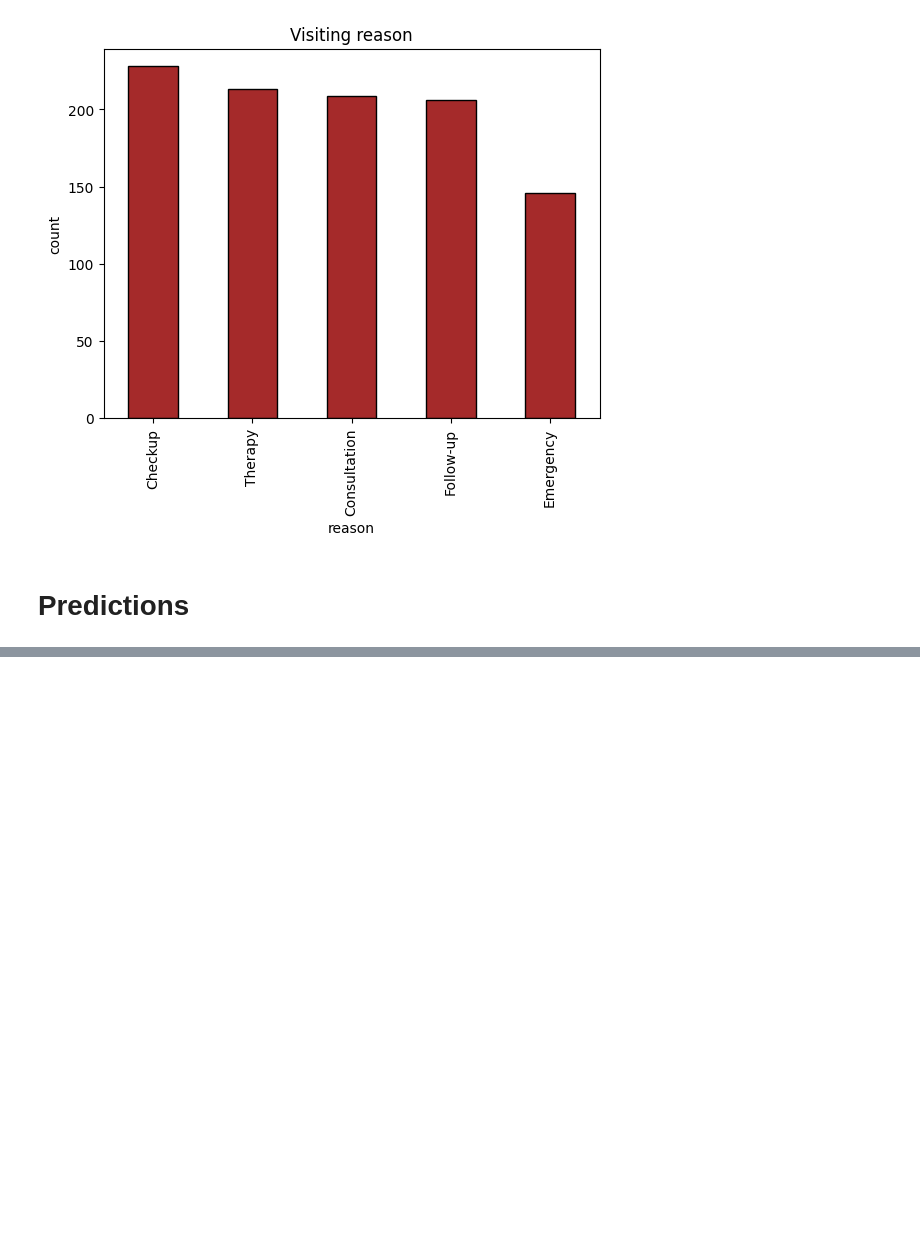
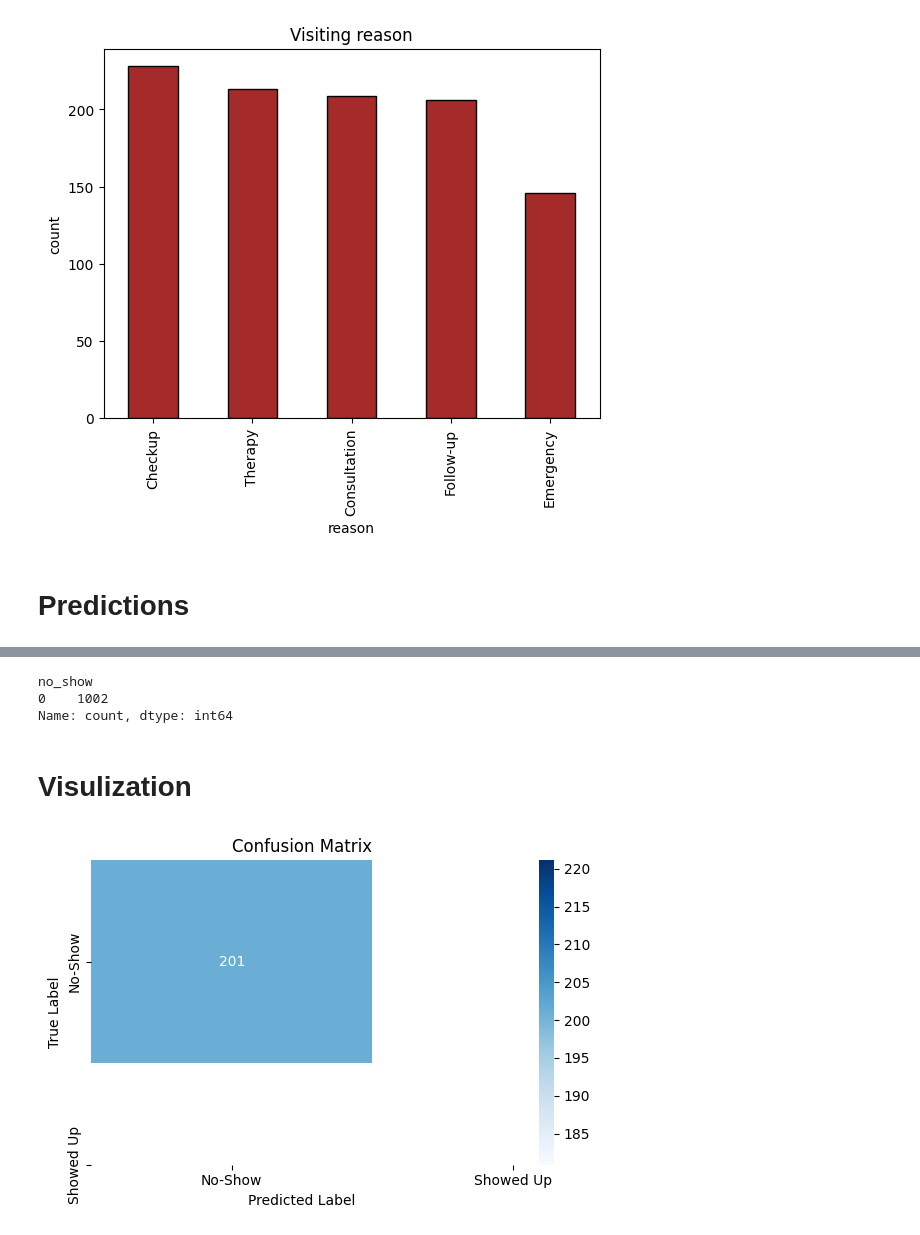
Before and after one commit to Jayaprathap-Data-Science/Analysis-Using-MY-SQL, a Jupyter notebook: healhcare-project-analysis.ipynb, the cells around one changed output, grey strips where cells are left out. Drawn from its saved outputs; the diff is of its cells as text; code cells hidden in the pictures; blank space fills up the shorter version.

```diff
--- a/healhcare-project-analysis.ipynb
+++ b/healhcare-project-analysis.ipynb
@@ -441,0 +430,7 @@ ValueError: This solver needs samples of at least 2 classes in the data, but the
+# %%
+from sklearn.model_selection import train_test_split
+
+y = merge_data['no_show']
+x = merge_data[['days_of_week', 'is_weekend', 'cost']]
+
+X_train, X_test, y_train, y_test = train_test_split(x, y, test_size=0.2, random_state=42, stratify=y)
@@ -441,0 +439,8 @@ ValueError: This solver needs samples of at least 2 classes in the data, but the
+# %%
+from sklearn.ensemble import RandomForestClassifier  # Make sure this import is present
+
+# Initialize the model
+model = RandomForestClassifier(random_state=42)
+
+# Train the model
+model.fit(X_train, y_train)
@@ -441,0 +449,13 @@ ValueError: This solver needs samples of at least 2 classes in the data, but the
+# %%
+from sklearn.metrics import accuracy_score, classification_report, confusion_matrix
+
+#Predict on the test set
+y_pred=model.predict(X_test)
+
+#Evaluvate the Model
+accuracy=accuracy_score(y_test,y_pred)
+print(f"Accuracy:{accuracy:.2f}")
+
+#More Detailed  Evaluvation
+print(classification_report(y_test,y_pred))
+print(confusion_matrix(y_test,y_pred))
@@ -441,0 +473,25 @@ ValueError: This solver needs samples of at least 2 classes in the data, but the
+# %%
+y.value_counts()
+# %% [output]
+no_show
+0    1002
+Name: count, dtype: int64
+# %% [markdown]
+# Visulization
+# %%
+import matplotlib.pyplot as plt
+import seaborn as sns
+
+# Create the confusion matrix
+cm = confusion_matrix(y_test, y_pred)
+
+# Plotting the heatmap
+plt.figure(figsize=(6,4))
+sns.heatmap(cm, annot=True, fmt='d', cmap='Blues', xticklabels=['No-Show', 'Showed Up'], yticklabels=['No-Show', 'Showed Up'])
+plt.xlabel('Predicted Label')
+plt.ylabel('True Label')
+plt.title('Confusion Matrix')
+plt.tight_layout()
+plt.show()
+# %% [output]
+[figure, added]
```
Also changed, not shown: parts of 6 cells of this notebook.
